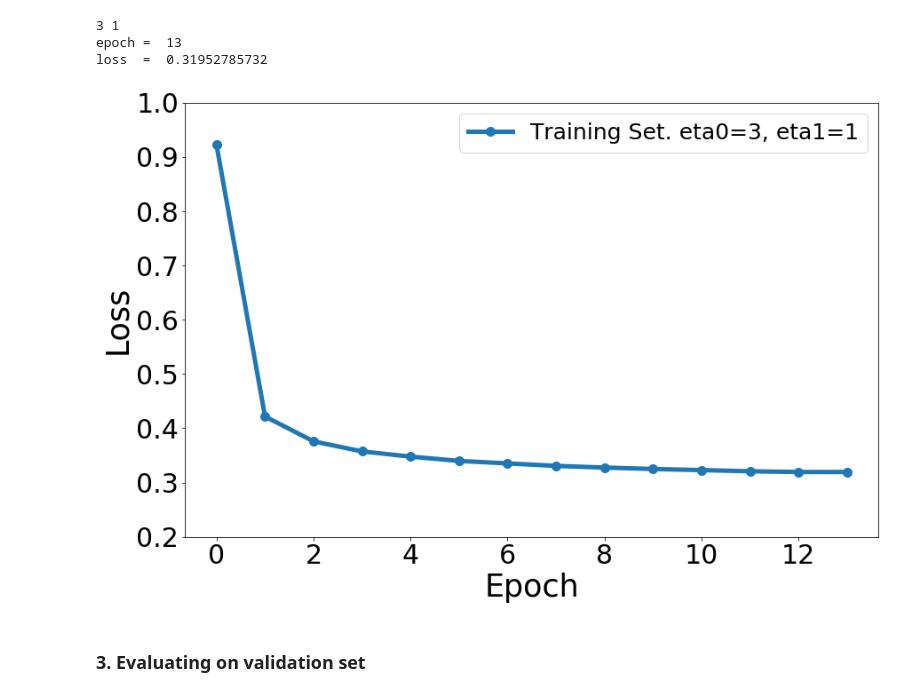
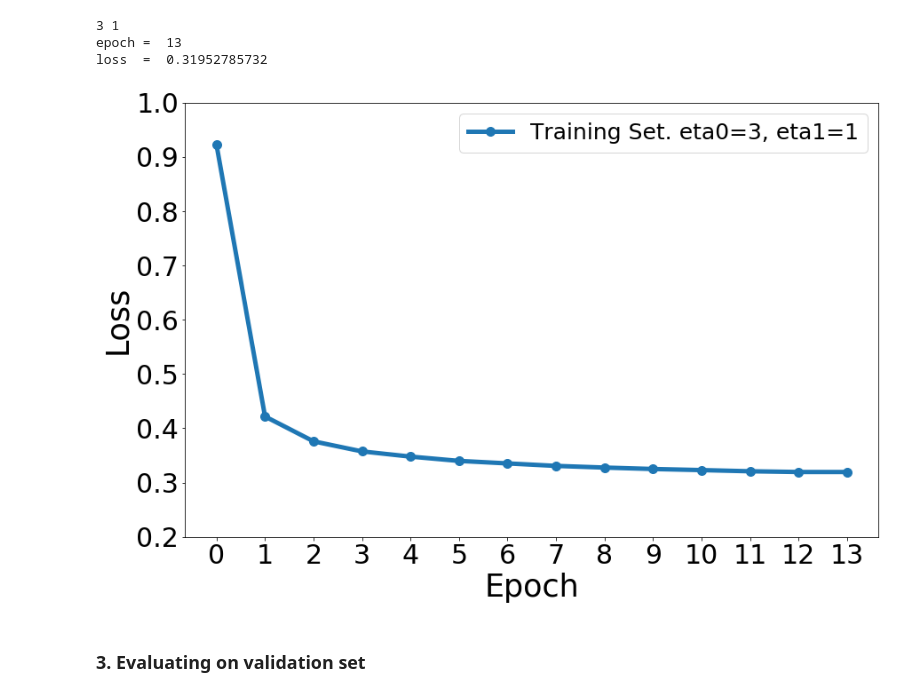
Before and after one commit to caitaozhan/CSE512-homework, a Jupyter notebook: hw3/logistic_regression_test.ipynb, the cells around one changed output. Drawn from its saved outputs; the diff is of its cells as text; code cells hidden in the pictures.

```diff
--- a/hw3/logistic_regression_test.ipynb
+++ b/hw3/logistic_regression_test.ipynb
@@ -510,34 +592,35 @@ loss  =  0.31952785732
 plt.figure(figsize=(14, 9))
 rcParams['lines.linewidth'] = 5
 
 SMALL_SIZE = 30
 MEDIUM_SIZE = 30
 BIGGER_SIZE = 30
 #
 plt.rc('font', size=SMALL_SIZE)          # controls default text sizes
 plt.rc('axes', titlesize=SMALL_SIZE)     # fontsize of the axes title
 plt.rc('axes', labelsize=MEDIUM_SIZE)    # fontsize of the x and y labels
 plt.rc('xtick', labelsize=SMALL_SIZE)    # fontsize of the tick labels
 plt.rc('ytick', labelsize=SMALL_SIZE)    # fontsize of the tick labels
 plt.rc('legend', fontsize=SMALL_SIZE)    # legend fontsize
 plt.rc('figure', titlesize=BIGGER_SIZE)  # fontsize of the figure title
 
-df_train = pd.read_csv('plot_data/q_.csv', header=None)
+df_train = pd.read_csv('plot_data/q2_3_2_b.csv', header=None)
 
 X_epoch = df_train[0].tolist()
 Y_train = df_train[1].tolist()
 
 plt.plot(X_epoch, Y_train, linestyle='-', marker='o', markersize=10)
 
 plt.legend(['Training Set. eta0=3, eta1=1'], prop={'size':25})
 plt.xlabel('Epoch', fontsize=35)
 plt.ylabel('Loss', fontsize=35)
 plt.ylim([0.5, 1])
+plt.xticks(np.arange(0, 14, 1))
 plt.yticks(np.arange(0.2, 1.1, 0.1))
 
 plt.savefig('plot/q2_3_2_b.pdf')
 plt.show()
 # %% [output]
-[figure, old version]
+[figure, new version]
 # %% [markdown]
 ### 3. Evaluating on validation set
```
Also changed, not shown: parts of 16 cells of this notebook, 6 other files.
